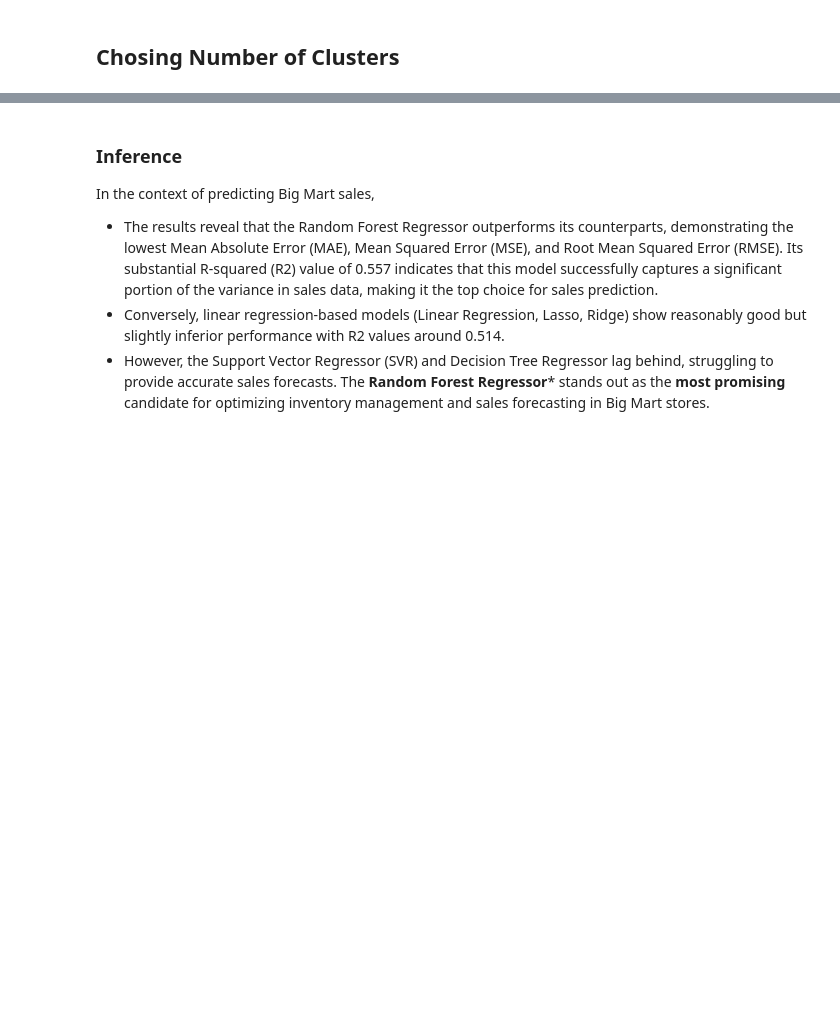
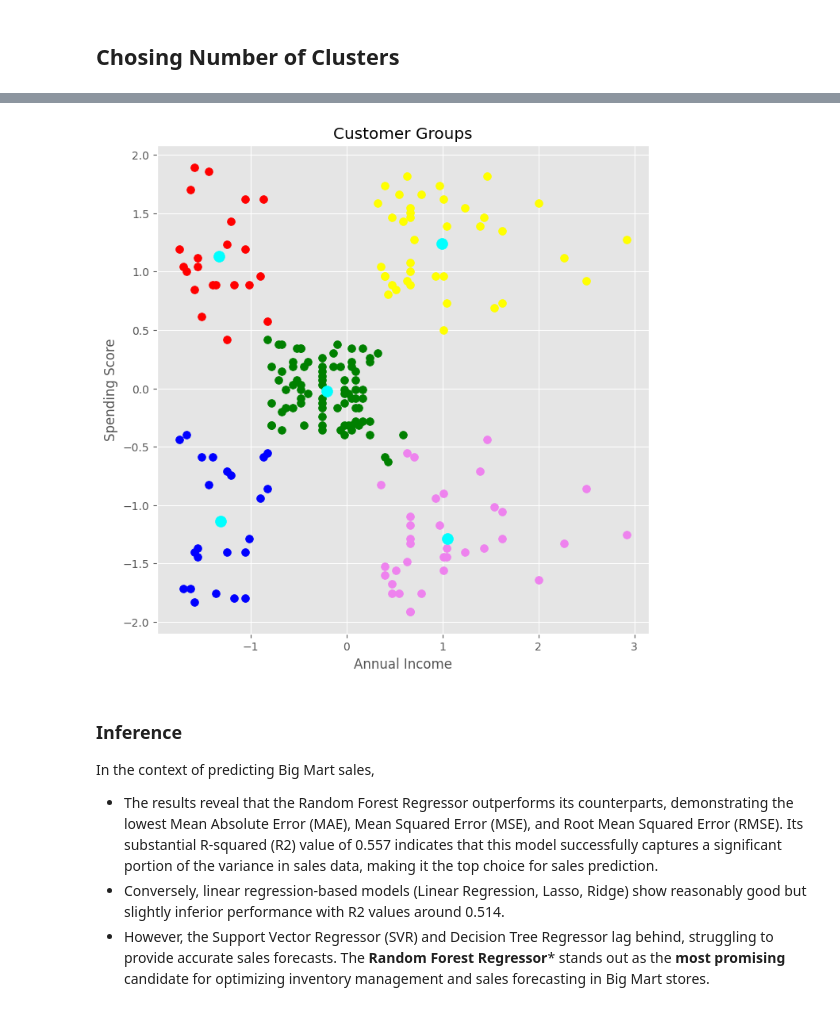
Before and after one commit to manishkr1754/30_Days_30_ML_Projects_Challenge, a Jupyter notebook: Day13_Project13_Customer Segmentation using K-Means.ipynb, the cells around one changed output, grey strips where cells are left out. Drawn from its saved outputs; the diff is of its cells as text; code cells hidden in the pictures; blank space fills up the shorter version.

Commit message:
Model Building

```diff
--- a/Day13_Project13_Customer Segmentation.ipynb
+++ b/Day13_Project13_Customer Segmentation using K-Means.ipynb
@@ -330,0 +297,14 @@ regression_metrics_df
+# %%
+from sklearn.cluster import KMeans
+from sklearn.metrics import silhouette_score
+
+cluster_iteration = range(2,10)  # Start from at least 2 clusters (Silhouette Score Requirement)
+inertias = []
+
+for cluster_number in cluster_iteration:
+    K_Means = KMeans(n_clusters=cluster_number, random_state=45)
+    K_Means.fit(X)
+    clustered_labels = K_Means.labels_
+
+    silhouette_avg = silhouette_score(X,clustered_labels)
+    print(f'For n_clusters={cluster_number}, the Silhouette score is {silhouette_avg}')
@@ -330,0 +326,4 @@ regression_metrics_df
+# %%
+# Clustering for final model
+K_Means_final_model = KMeans(n_clusters= 5, random_state=45)
+K_Means_final_model.fit(X)
@@ -330,0 +332,3 @@ regression_metrics_df
+# %%
+#Create a cluster label column in the original DataFrame
+cluster_labels = K_Means_final_model.labels_
@@ -330,0 +380,2 @@ regression_metrics_df
+# %%
+Y = cluster_labels
@@ -331,3 +395,22 @@ regression_metrics_df
+# %%
+# plotting all the clusters and their Centroids
+
+plt.figure(figsize=(8,8))
+plt.scatter(X[Y==0,0], X[Y==0,1], s=50, c='green', label='Cluster 1')
+plt.scatter(X[Y==1,0], X[Y==1,1], s=50, c='red', label='Cluster 2')
+plt.scatter(X[Y==2,0], X[Y==2,1], s=50, c='yellow', label='Cluster 3')
+plt.scatter(X[Y==3,0], X[Y==3,1], s=50, c='violet', label='Cluster 4')
+plt.scatter(X[Y==4,0], X[Y==4,1], s=50, c='blue', label='Cluster 5')
+
+# plot the centroids
+plt.scatter(K_Means_final_model.cluster_centers_[:,0], K_Means_final_model.cluster_centers_[:,1], s=100, c='cyan', label='Centroids')
+
+plt.title('Customer Groups')
+plt.xlabel('Annual Income')
+plt.ylabel('Spending Score')
+plt.show()
+# %% [output]
+[figure, added]
 # %% [markdown]
 ### Inference
 
```
Also changed, not shown: parts of 44 cells of this notebook.
